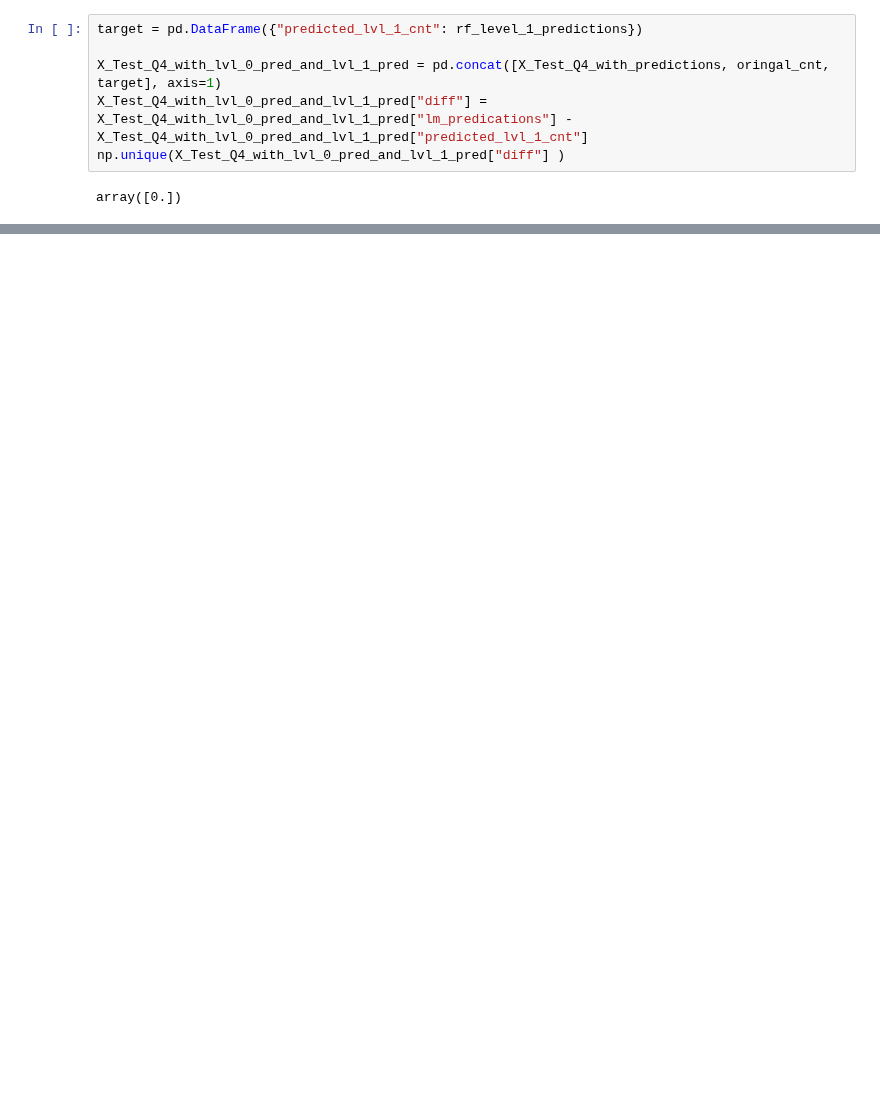
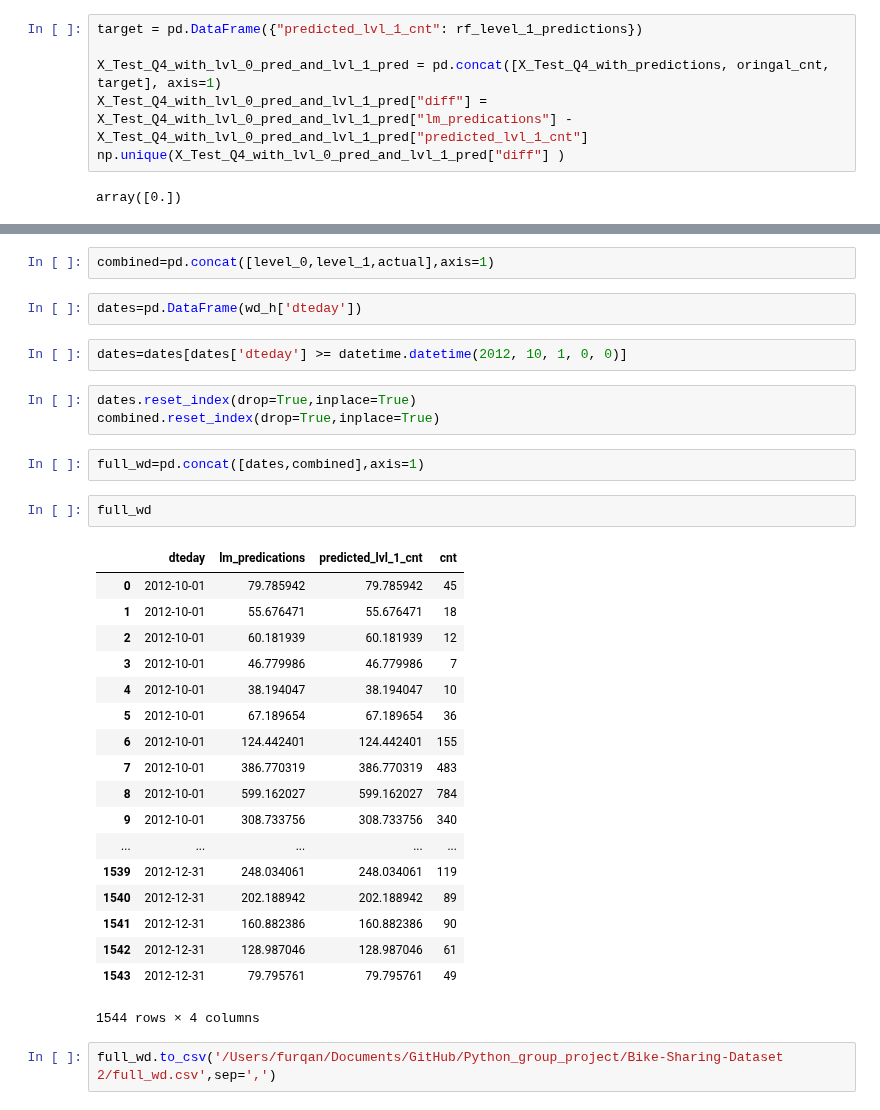
Before and after one commit to mradazoury/Bike_Prediction_Python_group_project, a Jupyter notebook: Bike-Sharing-Dataset 2/3. Modeling for weekdays.ipynb, the cells around one changed output, grey strips where cells are left out. Saved outputs shown, nothing was run; the diff lists cells and outputs as text; blank space fills up the shorter version.

```diff
--- a/Bike-Sharing-Dataset 2/3. Modeling for weekdays.ipynb
+++ b/Bike-Sharing-Dataset 2/3. Modeling for weekdays.ipynb
@@ -201,0 +226,34 @@ X_Test_Q4_with_lvl_0_pred_and_lvl_1_pred
+# %%
+combined=pd.concat([level_0,level_1,actual],axis=1)
+# %%
+dates=pd.DataFrame(wd_h['dteday'])
+# %%
+dates=dates[dates['dteday'] >= datetime.datetime(2012, 10, 1, 0, 0)]
+# %%
+dates.reset_index(drop=True,inplace=True)
+combined.reset_index(drop=True,inplace=True)
+# %%
+full_wd=pd.concat([dates,combined],axis=1)
+# %%
+full_wd
+# %% [output]
+|  | dteday | lm_predications | predicted_lvl_1_cnt | cnt |
+| 0 | 2012-10-01 | 79.785942 | 79.785942 | 45 |
+| 1 | 2012-10-01 | 55.676471 | 55.676471 | 18 |
+| 2 | 2012-10-01 | 60.181939 | 60.181939 | 12 |
+| 3 | 2012-10-01 | 46.779986 | 46.779986 | 7 |
+| 4 | 2012-10-01 | 38.194047 | 38.194047 | 10 |
+| 5 | 2012-10-01 | 67.189654 | 67.189654 | 36 |
+| 6 | 2012-10-01 | 124.442401 | 124.442401 | 155 |
+| 7 | 2012-10-01 | 386.770319 | 386.770319 | 483 |
+| 8 | 2012-10-01 | 599.162027 | 599.162027 | 784 |
+| 9 | 2012-10-01 | 308.733756 | 308.733756 | 340 |
+| ... | ... | ... | ... | ... |
+| 1539 | 2012-12-31 | 248.034061 | 248.034061 | 119 |
+| 1540 | 2012-12-31 | 202.188942 | 202.188942 | 89 |
+| 1541 | 2012-12-31 | 160.882386 | 160.882386 | 90 |
+| 1542 | 2012-12-31 | 128.987046 | 128.987046 | 61 |
+| 1543 | 2012-12-31 | 79.795761 | 79.795761 | 49 |
+1544 rows × 4 columns
+# %%
+full_wd.to_csv('/Users/furqan/Documents/GitHub/Python_group_project/Bike-Sharing-Dataset 2/full_wd.csv',sep=',')
```
Also changed, not shown: parts of 8 cells of this notebook, 5 other files.
